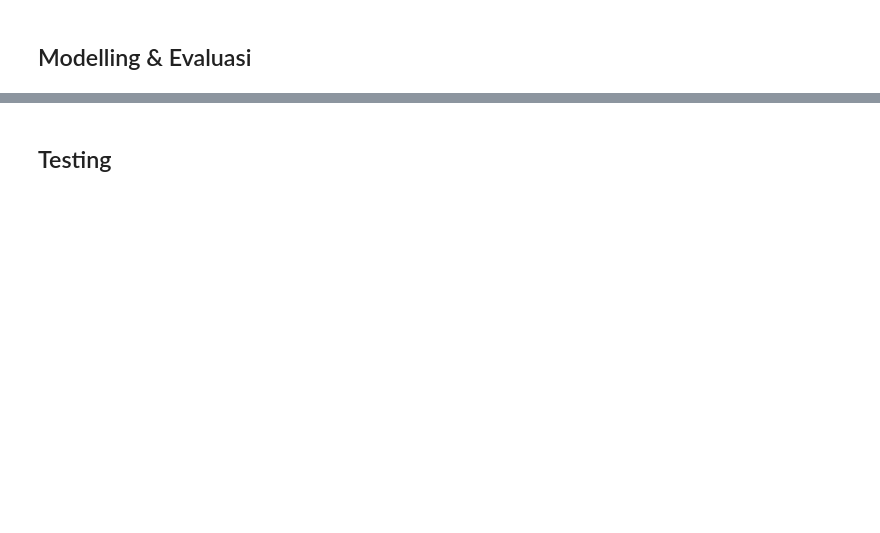
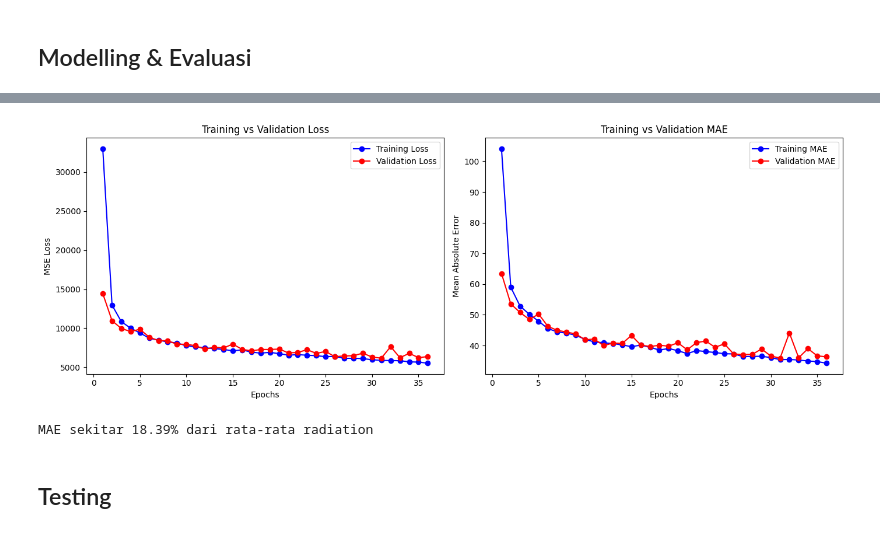
Before and after one commit to RizkyMlana/Predictive-Analytic, a Jupyter notebook: notebooks/main.ipynb, the cells around one changed output, grey strips where cells are left out. Saved outputs shown, nothing was run; the diff lists cells and outputs as text; code cells hidden in the pictures; blank space fills up the shorter version.

```diff
--- a/notebooks/main.ipynb
+++ b/notebooks/main.ipynb
@@ -41,7 +60,6 @@ def time_to_minutes(t):
 # %%
 df['Temperature'] = df['Temperature'].astype(float)
 df['Humidity'] = df['Humidity'].astype(float)
-df['Time'] = pd.to_datetime(df['Time'], format="%H:%M:%S").dt.time
 df['TimeSunRise'] = pd.to_datetime(df['TimeSunRise'], format="%H:%M:%S").dt.time
 df['TimeSunSet'] = pd.to_datetime(df['TimeSunSet'], format="%H:%M:%S").dt.time
 
@@ -102,2 +163,13 @@ X_test_scaled = scaler.transform(X_test)
 # %% [markdown]
 ## Modelling & Evaluasi
+# %%
+model = Sequential([
+    Dense(32, activation='relu', input_shape=(X_train_scaled.shape[1],)),
+    Dense(64, activation='relu'),
+    Dense(128, activation='relu'),
+    Dense(256, activation='relu'),
+    Dense(512, activation='relu'),
+    Dense(1)
+])
+model.compile(optimizer='Adam', loss='mse', metrics=['mae'])
+model.summary()
@@ -103,0 +196,8 @@ X_test_scaled = scaler.transform(X_test)
+# %%
+callback = [
+    EarlyStopping(patience=5, restore_best_weights=True),
+    ReduceLROnPlateau(monitor='val_loss', factor=0.5, patience=5, min_lr=1e-6,verbose=1),
+    ModelCheckpoint(filepath='../models/best_model.keras', monitor='val_loss', save_best_only=True, mode='min', verbose=1)
+]
+# %%
+history = model.fit(X_train_scaled,y_train, validation_split=0.2, batch_size=64, epochs=100, callbacks=[callback])
@@ -104,2 +222,39 @@ X_test_scaled = scaler.transform(X_test)
+# %%
+loss = history.history['loss']
+val_loss = history.history['val_loss']
+mae = history.history['mae']
+val_mae = history.history['val_mae']
+epochs = range(1, len(loss) + 1)
+
+# Plot Loss
+plt.figure(figsize=(14, 5))
+
+plt.subplot(1, 2, 1)
+plt.plot(epochs, loss, 'bo-', label='Training Loss')
+plt.plot(epochs, val_loss, 'ro-', label='Validation Loss')
+plt.title('Training vs Validation Loss')
+plt.xlabel('Epochs')
+plt.ylabel('MSE Loss')
+plt.legend()
+
+# Plot MAE
+plt.subplot(1, 2, 2)
+plt.plot(epochs, mae, 'bo-', label='Training MAE')
+plt.plot(epochs, val_mae, 'ro-', label='Validation MAE')
+plt.title('Training vs Validation MAE')
+plt.xlabel('Epochs')
+plt.ylabel('Mean Absolute Error')
+plt.legend()
+
+plt.tight_layout()
+plt.show()
+# %% [output]
+[figure, added]
+# %%
+val_mae = history.history['val_mae'][-1]
+mae_percent = (val_mae / y_test.mean()) * 100
+print(f"MAE sekitar {mae_percent:.2f}% dari rata-rata radiation")
+# %% [output]
+MAE sekitar 18.39% dari rata-rata radiation
 # %% [markdown]
 ## Testing
```
Also changed, not shown: parts of 12 cells of this notebook, 2 other files.
